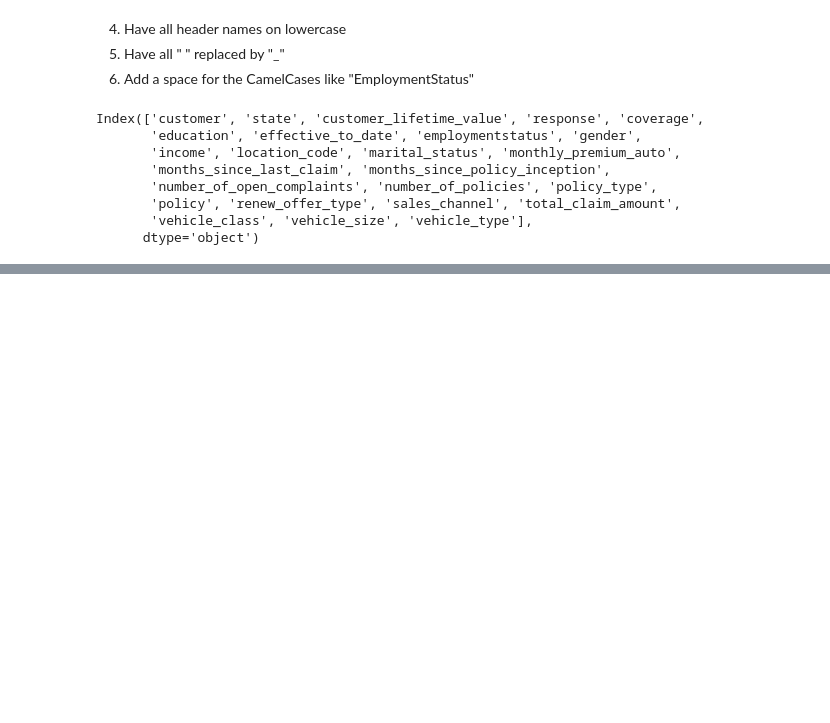
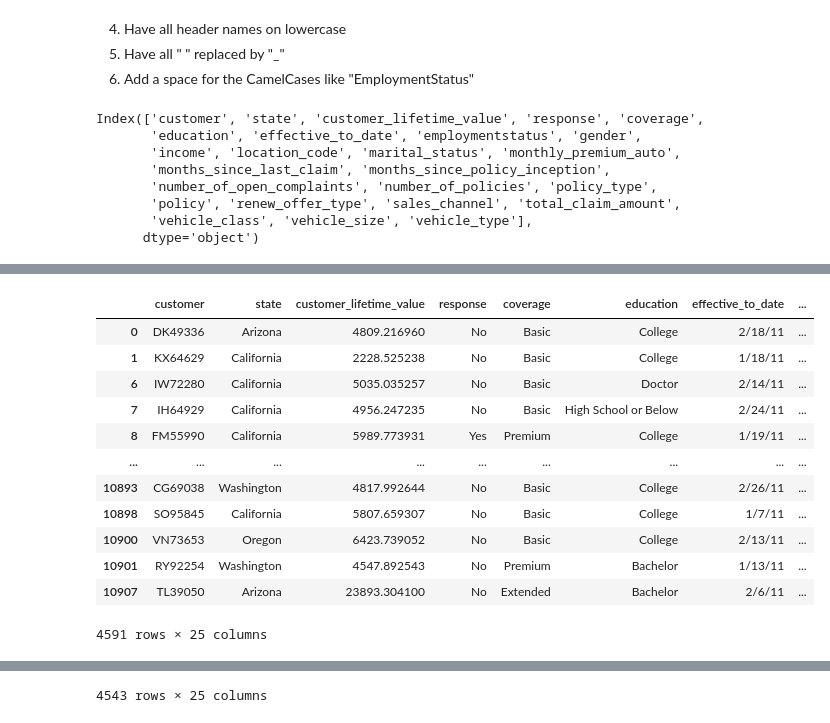
Before and after one commit to dalesofi/customer-analysis-labs, a Jupyter notebook: SD_Solution_Notebook_Customer_Analysis(2-all).ipynb, the cells around one changed output, grey strips where cells are left out. Saved outputs shown, nothing was run; the diff lists cells and outputs as text; code cells hidden in the pictures; blank space fills up the shorter version.

Commit message:
dealt with the nans, made a mask for the more numerous

```diff
--- a/SD_Solution_Notebook_Customer_Analysis(2-all).ipynb
+++ b/SD_Solution_Notebook_Customer_Analysis(2-all).ipynb
@@ -129,0 +165,26 @@ df1.value_counts('Monthly Premium Auto')
+# %%
+## I just wanna drop the small nanas for 3k nans
+df1 = df1.dropna(subset=["state", "response", "months_since_last_claim", "number_of_open_complaints", "vehicle_class", "vehicle_size"])
+df1.isna().sum()
+
+### well ok I have 4k nans but i dont wanna just drop em, ill make a mask
+mask1 = (df1["vehicle_type"].isna() == True)
+mask2 = (df1["vehicle_type"].isna() == False)
+
+
+display(df1[mask1])
+display(df1[mask2])
+# %% [output]
+|  | customer | state | customer_lifetime_value | response | coverage | education | effective_to_date | ... |
+| 0 | DK49336 | Arizona | 4809.216960 | No | Basic | College | 2/18/11 | ... |
+| 1 | KX64629 | California | 2228.525238 | No | Basic | College | 1/18/11 | ... |
+| 6 | IW72280 | California | 5035.035257 | No | Basic | Doctor | 2/14/11 | ... |
+| 7 | IH64929 | California | 4956.247235 | No | Basic | High School or Below | 2/24/11 | ... |
+| 8 | FM55990 | California | 5989.773931 | Yes | Premium | College | 1/19/11 | ... |
+| ... | ... | ... | ... | ... | ... | ... | ... | ... |
+| 10893 | CG69038 | Washington | 4817.992644 | No | Basic | College | 2/26/11 | ... |
+| 10898 | SO95845 | California | 5807.659307 | No | Basic | College | 1/7/11 | ... |
+| 10900 | VN73653 | Oregon | 6423.739052 | No | Basic | College | 2/13/11 | ... |
+| 10901 | RY92254 | Washington | 4547.892543 | No | Premium | Bachelor | 1/13/11 | ... |
+| 10907 | TL39050 | Arizona | 23893.304100 | No | Extended | Bachelor | 2/6/11 | ... |
+4591 rows × 25 columns
@@ -129,0 +203 @@ df1.value_counts('Monthly Premium Auto')
+4543 rows × 25 columns
```
Also changed, not shown: parts of 6 cells of this notebook.
